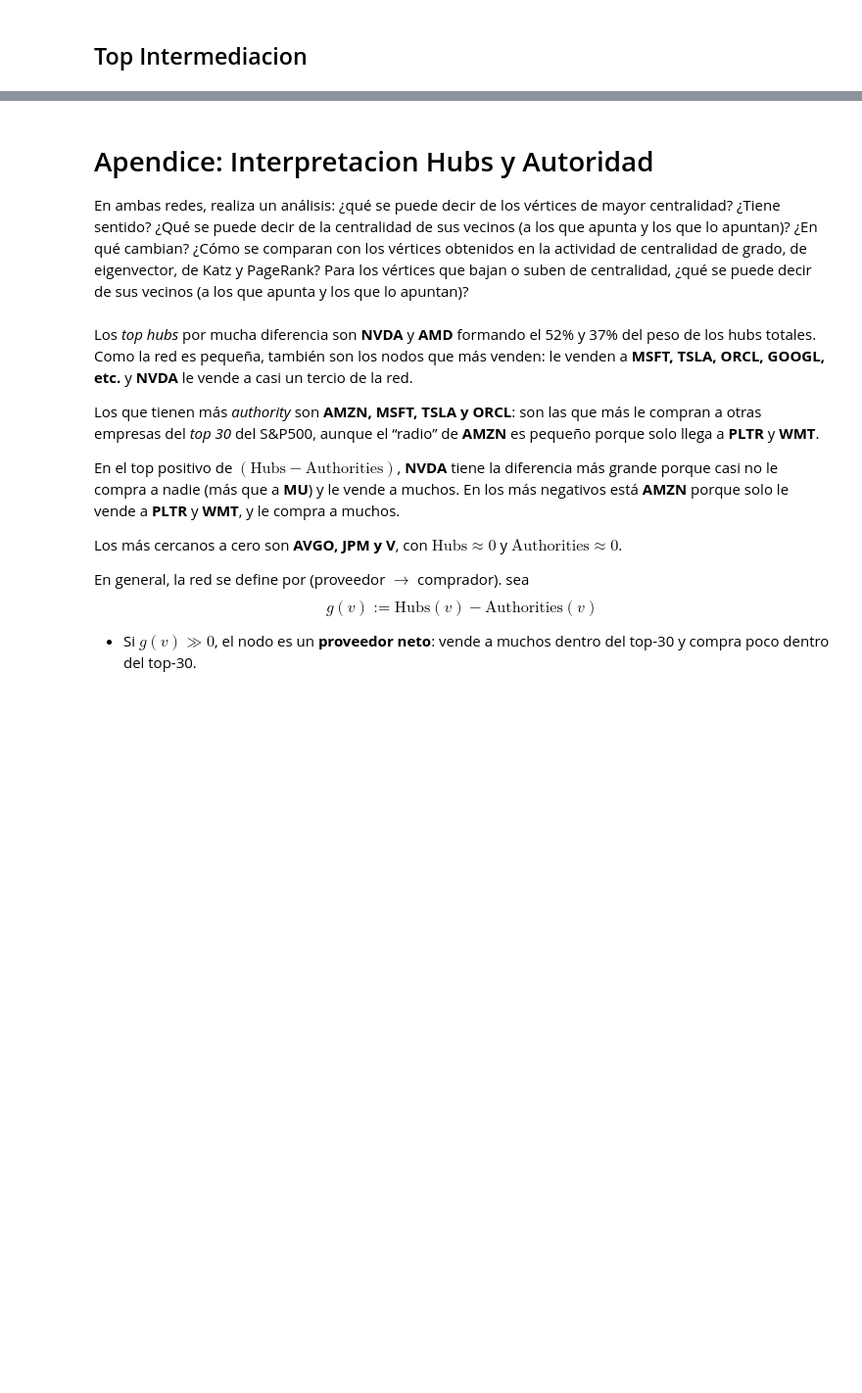
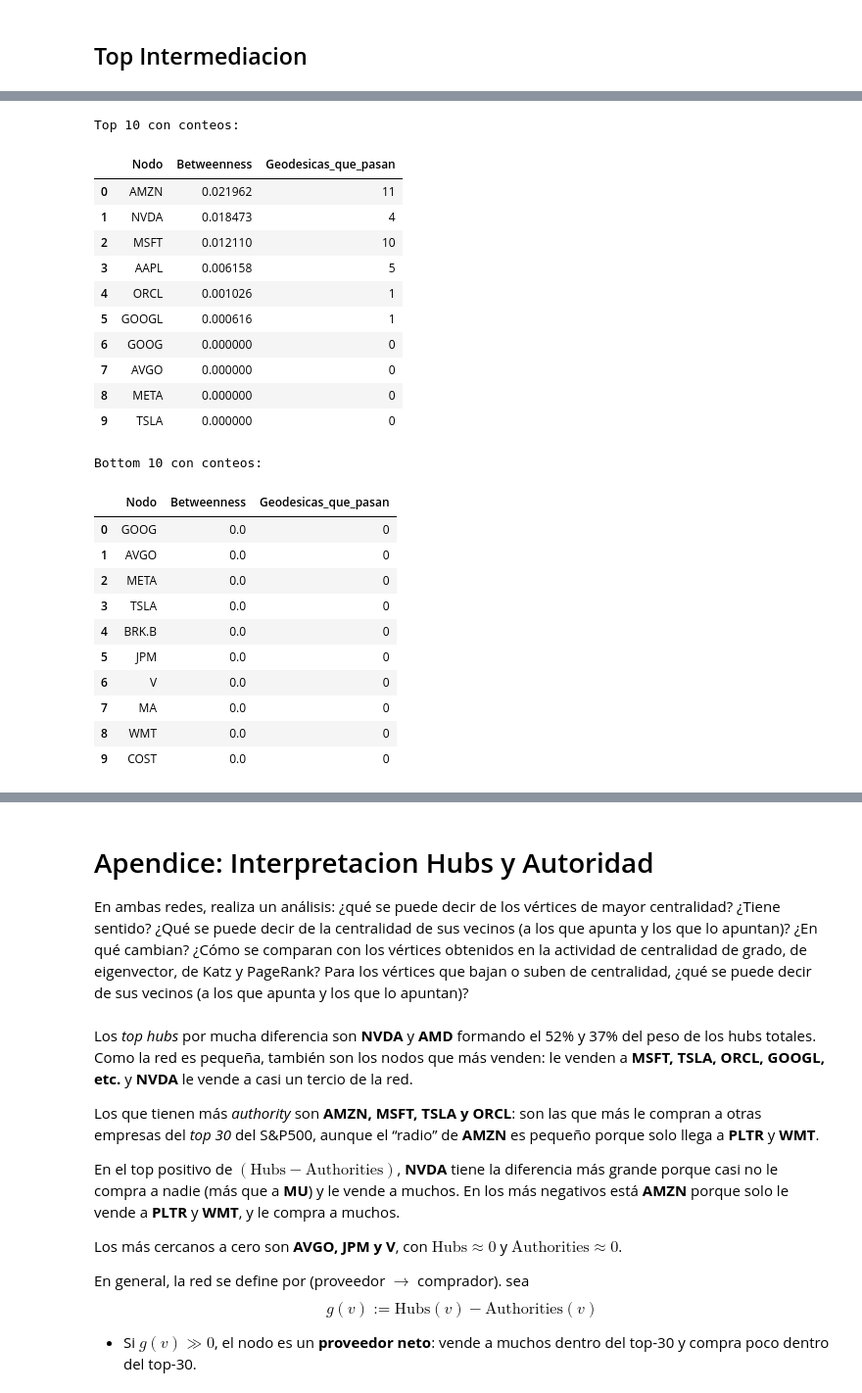
Before and after one commit to heritaco/LDS1121-Complex-Networks, a Jupyter notebook: notebooks/07 Centralidad de cercanía e intermediacion/03 SP500.ipynb, the cells around one changed output, grey strips where cells are left out. Shown at 98% size. Cells and saved outputs as stored; diff of their text form; code cells hidden in the pictures; blank space fills up the shorter version.

```diff
--- a/notebooks/07 Centralidad de cercanía e intermediacion/03 SP500.ipynb
+++ b/notebooks/07 Centralidad de cercanía e intermediacion/03 SP500.ipynb
@@ -1233,3 +1233,81 @@ _ = plot_network(G1, metrics, metric="Betweenness", topk=10, largest_first=True)
 # %%
 maxpos_node, maxpos_val = max(btw_centralidades.items(), key=lambda kv: kv[1])
 _ = plot_ego(G1, center=maxpos_node, metrics=metrics, metric="Betweenness", max_radius_user=6)
+# %%
+btw = nx.betweenness_centrality(G1, normalized=True)
+
+top10 = sorted(btw.items(), key=lambda kv: kv[1], reverse=True)[:10]
+bottom10 = sorted(btw.items(), key=lambda kv: kv[1])[:10]
+
+top10_nodes = [n for n, _ in top10]
+bottom10_nodes = [n for n, _ in bottom10]
+
+
+def contar_geodesicas_que_pasan_por_nodo(G, nodo):
+    total = 0
+    nodos = list(G.nodes())
+
+    for i, s in enumerate(nodos):
+        if s == nodo:
+            continue
+        for t in nodos[i+1:]:
+            if t == nodo:
+                continue
+
+            # todas las geodésicas entre s y t
+            try:
+                caminos = nx.all_shortest_paths(G, source=s, target=t)
+                for path in caminos:
+                    # nodo interno: no cuenta si es extremo
+                    if nodo in path[1:-1]:
+                        total += 1
+            except nx.NetworkXNoPath:
+                pass
+
+    return total
+
+nodos_interes = top10_nodes + bottom10_nodes
+conteos = {n: contar_geodesicas_que_pasan_por_nodo(G1, n) for n in nodos_interes}
+
+df_top = pd.DataFrame({
+    "Nodo": top10_nodes,
+    "Betweenness": [btw[n] for n in top10_nodes],
+    "Geodesicas_que_pasan": [conteos[n] for n in top10_nodes]
+})
+
+df_bottom = pd.DataFrame({
+    "Nodo": bottom10_nodes,
+    "Betweenness": [btw[n] for n in bottom10_nodes],
+    "Geodesicas_que_pasan": [conteos[n] for n in bottom10_nodes]
+})
+
+print("\nTop 10 con conteos:")
+display(df_top)
+
+print("\nBottom 10 con conteos:")
+display(df_bottom)
+# %% [output]
+Top 10 con conteos:
+|  | Nodo | Betweenness | Geodesicas_que_pasan |
+| 0 | AMZN | 0.021962 | 11 |
+| 1 | NVDA | 0.018473 | 4 |
+| 2 | MSFT | 0.012110 | 10 |
+| 3 | AAPL | 0.006158 | 5 |
+| 4 | ORCL | 0.001026 | 1 |
+| 5 | GOOGL | 0.000616 | 1 |
+| 6 | GOOG | 0.000000 | 0 |
+| 7 | AVGO | 0.000000 | 0 |
+| 8 | META | 0.000000 | 0 |
+| 9 | TSLA | 0.000000 | 0 |
+Bottom 10 con conteos:
+|  | Nodo | Betweenness | Geodesicas_que_pasan |
+| 0 | GOOG | 0.0 | 0 |
+| 1 | AVGO | 0.0 | 0 |
+| 2 | META | 0.0 | 0 |
+| 3 | TSLA | 0.0 | 0 |
+| 4 | BRK.B | 0.0 | 0 |
+| 5 | JPM | 0.0 | 0 |
+| 6 | V | 0.0 | 0 |
+| 7 | MA | 0.0 | 0 |
+| 8 | WMT | 0.0 | 0 |
+| 9 | COST | 0.0 | 0 |
```
Also changed, not shown: parts of 22 cells of this notebook, 6 other files.
